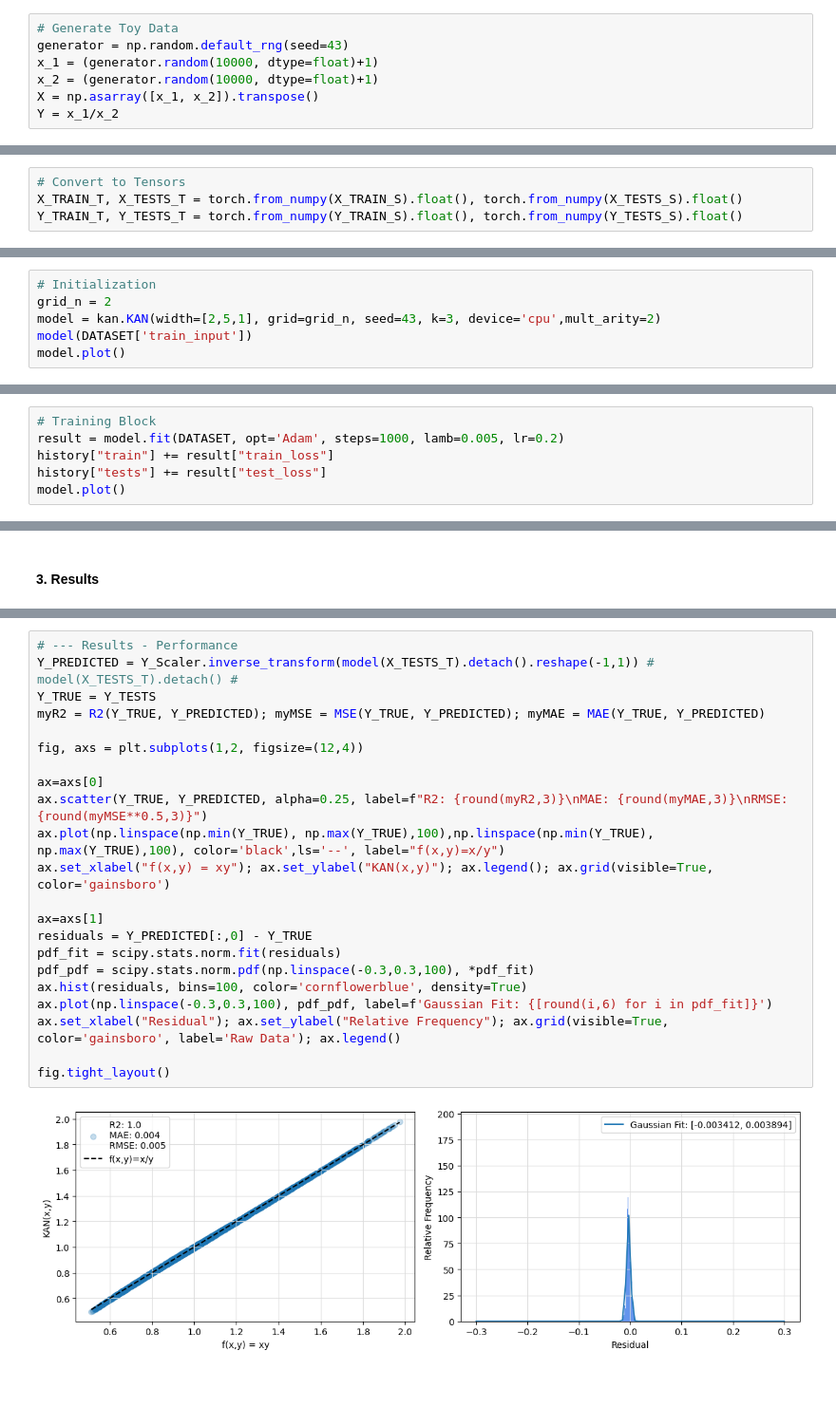
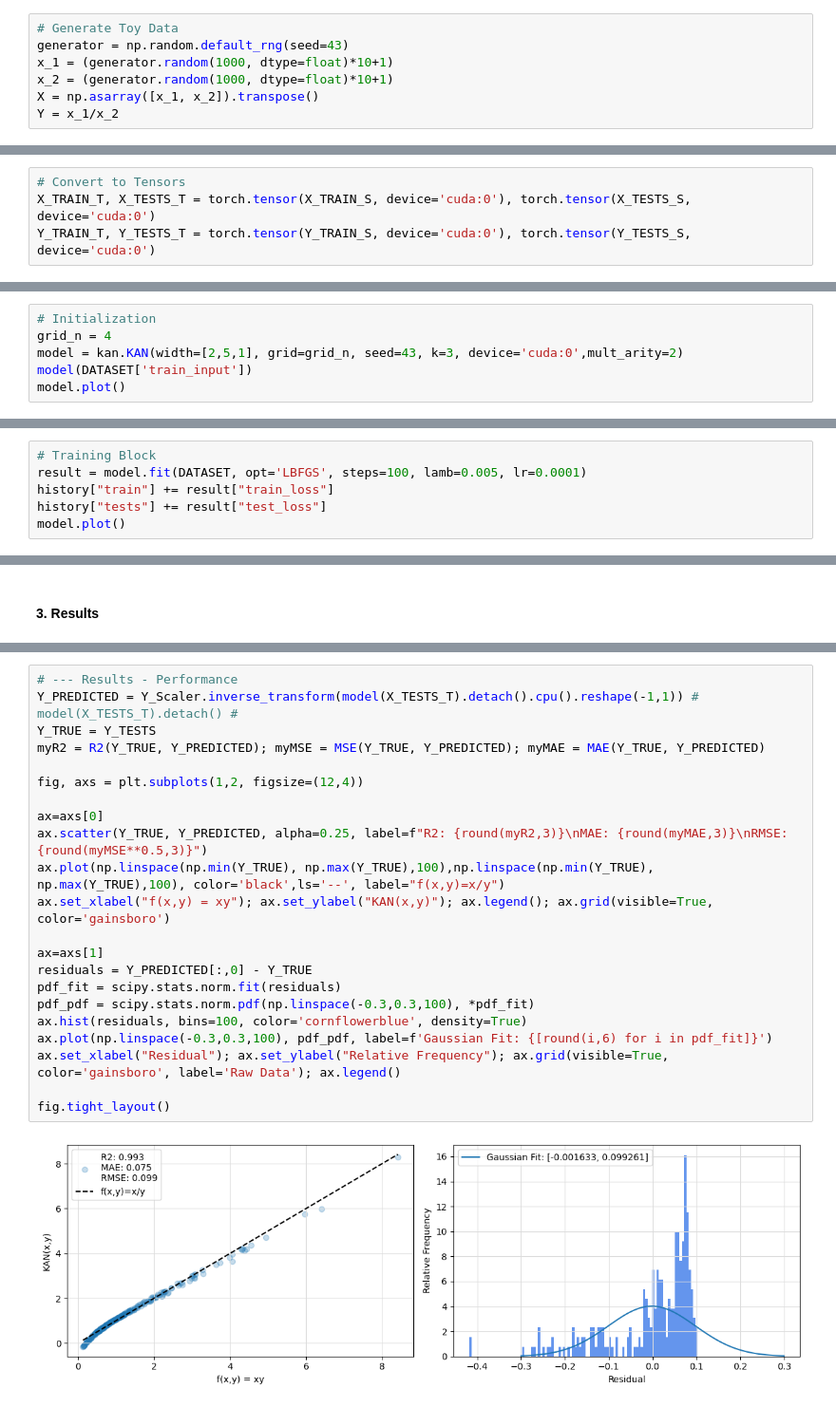
Before and after one commit to nhsnow2/pykanKAN, a Jupyter notebook: scripts/toy_problems/division.ipynb, the cells around one changed output, grey strips where cells are left out. Shown at 95% size. Drawn from its saved outputs; the diff is of its cells as text; blank space fills up the shorter version.

```diff
--- a/scripts/toy_problems/division.ipynb
+++ b/scripts/toy_problems/division.ipynb
@@ -18,8 +31,8 @@ from sklearn.metrics import mean_absolute_error as MAE
 # %%
 # Generate Toy Data
 generator = np.random.default_rng(seed=43)
-x_1 = (generator.random(10000, dtype=float)+1)
-x_2 = (generator.random(10000, dtype=float)+1)
+x_1 = (generator.random(1000, dtype=float)*10+1)
+x_2 = (generator.random(1000, dtype=float)*10+1)
 X = np.asarray([x_1, x_2]).transpose()
 Y = x_1/x_2
 # %%
@@ -37,8 +50,8 @@ Y_TRAIN_S = Y_Scaler.fit_transform(Y_TRAIN.reshape(-1,1)) #Y_TRAIN #
 Y_TESTS_S = Y_Scaler.transform(Y_TESTS.reshape(-1,1)) #Y_TESTS #
 # %%
 # Convert to Tensors
-X_TRAIN_T, X_TESTS_T = torch.from_numpy(X_TRAIN_S).float(), torch.from_numpy(X_TESTS_S).float()
-Y_TRAIN_T, Y_TESTS_T = torch.from_numpy(Y_TRAIN_S).float(), torch.from_numpy(Y_TESTS_S).float()
+X_TRAIN_T, X_TESTS_T = torch.tensor(X_TRAIN_S, device='cuda:0'), torch.tensor(X_TESTS_S, device='cuda:0')
+Y_TRAIN_T, Y_TESTS_T = torch.tensor(Y_TRAIN_S, device='cuda:0'), torch.tensor(Y_TESTS_S, device='cuda:0')
 # %%
 # Format as DATASET
 DATASET = {'train_input':X_TRAIN_T, 'test_input':X_TESTS_T, 'train_label':Y_TRAIN_T, 'test_label':Y_TESTS_T}
@@ -51,8 +64,8 @@ Y Features Shape:       (10000 Samples) x (1 Features)          Split Into: (750
 #### 2. KAN Construction and Training
 # %%
 # Initialization
-grid_n = 2
-model = kan.KAN(width=[2,5,1], grid=grid_n, seed=43, k=3, device='cpu',mult_arity=2)
+grid_n = 4
+model = kan.KAN(width=[2,5,1], grid=grid_n, seed=43, k=3, device='cuda:0',mult_arity=2)
 model(DATASET['train_input'])
 model.plot()
 # %% [output]
@@ -66,7 +79,7 @@ macro_steps = 1
 history = {"train":[],"tests":[]}
 # %%
 # Training Block
-result = model.fit(DATASET, opt='Adam', steps=1000, lamb=0.005, lr=0.2)
+result = model.fit(DATASET, opt='LBFGS', steps=100, lamb=0.005, lr=0.0001)
 history["train"] += result["train_loss"]
 history["tests"] += result["test_loss"]
 model.plot()
@@ -131,24 +145,24 @@ ax.scatter(x_1, x_2, Y, s=3, alpha=0.15)
 # %%
 # --- Results - Performance
-Y_PREDICTED = Y_Scaler.inverse_transform(model(X_TESTS_T).detach().reshape(-1,1)) # model(X_TESTS_T).detach() #
+Y_PREDICTED = Y_Scaler.inverse_transform(model(X_TESTS_T).detach().cpu().reshape(-1,1)) # model(X_TESTS_T).detach() #
 Y_TRUE = Y_TESTS
 myR2 = R2(Y_TRUE, Y_PREDICTED); myMSE = MSE(Y_TRUE, Y_PREDICTED); myMAE = MAE(Y_TRUE, Y_PREDICTED)
 
 fig, axs = plt.subplots(1,2, figsize=(12,4))
 
 ax=axs[0]
 ax.scatter(Y_TRUE, Y_PREDICTED, alpha=0.25, label=f"R2: {round(myR2,3)}\nMAE: {round(myMAE,3)}\nRMSE: {round(myMSE**0.5,3)}")
 ax.plot(np.linspace(np.min(Y_TRUE), np.max(Y_TRUE),100),np.linspace(np.min(Y_TRUE), np.max(Y_TRUE),100), color='black',ls='--', label="f(x,y)=x/y")
 ax.set_xlabel("f(x,y) = xy"); ax.set_ylabel("KAN(x,y)"); ax.legend(); ax.grid(visible=True, color='gainsboro')
 
 ax=axs[1]
 residuals = Y_PREDICTED[:,0] - Y_TRUE
 pdf_fit = scipy.stats.norm.fit(residuals)
 pdf_pdf = scipy.stats.norm.pdf(np.linspace(-0.3,0.3,100), *pdf_fit)
 ax.hist(residuals, bins=100, color='cornflowerblue', density=True)
 ax.plot(np.linspace(-0.3,0.3,100), pdf_pdf, label=f'Gaussian Fit: {[round(i,6) for i in pdf_fit]}')
 ax.set_xlabel("Residual"); ax.set_ylabel("Relative Frequency"); ax.grid(visible=True, color='gainsboro', label='Raw Data'); ax.legend()
 
 fig.tight_layout()
 # %% [output]
-[figure, old version]
+[figure, new version]
```
Also changed, not shown: parts of 10 cells of this notebook, 2 other files.
